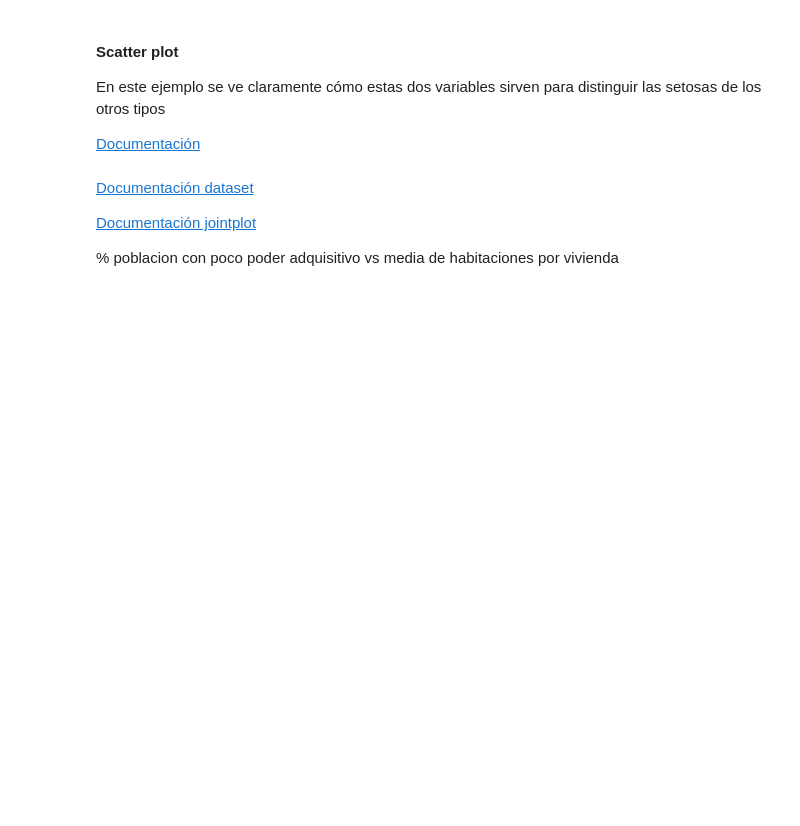
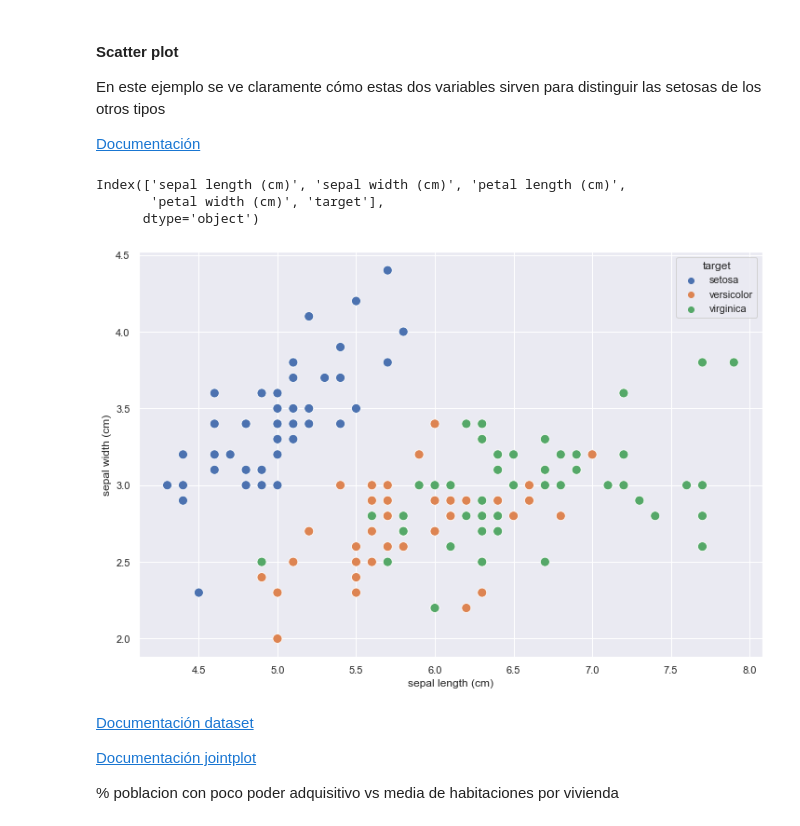
Before and after one commit to marcusRB/thebridgedsftene21, a Jupyter notebook: 2-Data Analysis/4-Visualizacion/2-Seaborn/EDA Seaborn.ipynb, the cells around one changed output. Drawn from its saved outputs; the diff is of its cells as text; code cells hidden in the pictures; blank space fills up the shorter version.

```diff
--- a/2-Data Analysis/4-Visualizacion/2-Seaborn/EDA Seaborn.ipynb
+++ b/2-Data Analysis/4-Visualizacion/2-Seaborn/EDA Seaborn.ipynb
@@ -311,3 +324,17 @@ plt.figure(figsize=(12,8))
+# %%
+iris_df.columns
+# %% [output]
+Index(['sepal length (cm)', 'sepal width (cm)', 'petal length (cm)',
+       'petal width (cm)', 'target'],
+      dtype='object')
+# %%
+plt.figure(figsize=(12,8))
+sns.scatterplot(x = iris_df['sepal length (cm)'],
+                y = iris_df['sepal width (cm)'],
+                hue = iris_df['target'],
+                s = 100);
+# %% [output]
+[figure, added]
 # %% [markdown]
 [Documentación dataset](https://scikit-learn.org/stable/datasets/index.html#boston-dataset)
 
```
Also changed, not shown: parts of 40 cells of this notebook, 5 other files.
